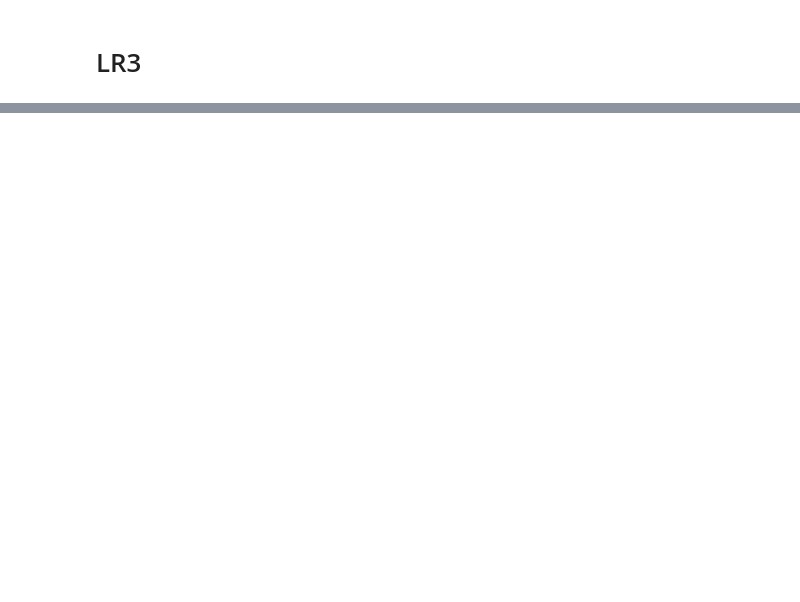
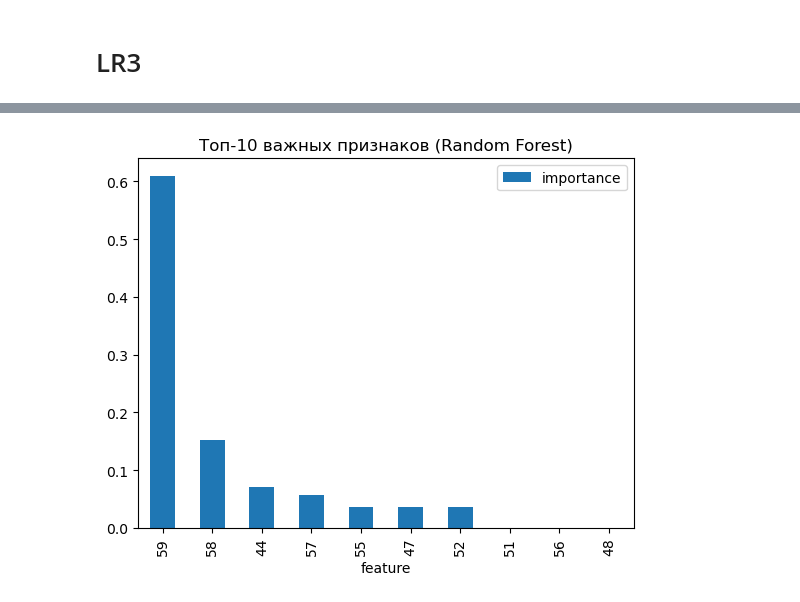
Before and after one commit to ExXxMachine/DL, a Jupyter notebook: LR3.ipynb, the cells around one changed output, grey strips where cells are left out. Saved outputs shown, nothing was run; the diff lists cells and outputs as text; code cells hidden in the pictures; blank space fills up the shorter version.

```diff
--- a/LR3.ipynb
+++ b/LR3.ipynb
@@ -154,23 +214,8 @@ plt.show()
 # %%
-# Анализ важности признаков (для Random Forest и XGBoost)
-if hasattr(rf_model, 'feature_importances_'):
-    feature_importance_rf = pd.DataFrame({'feature': range(X_train.shape), 'importance': rf_model.feature_importances_})
-    feature_importance_rf = feature_importance_rf.sort_values('importance', ascending=False).head(10)
-
-    plt.figure(figsize=(10, 6))
-    plt.bar(feature_importance_rf['feature'], feature_importance_rf['importance'])
-    plt.title('Топ-10 важных признаков (Random Forest)')
-    plt.xlabel('Индекс признака')
-    plt.ylabel('Важность')
-    plt.show()
-
-if hasattr(xgb_model,'feature_importances_'):
-    feature_importance_xgb = pd.DataFrame({'feature': range(X_train.shape), 'importance': xgb_model.feature_importances_})
-    feature_importance_xgb = feature_importance_xgb.sort_values('importance', ascending=False).head(10)
-
-    plt.figure(figsize=(10, 6))
-    plt.bar(feature_importance_xgb['feature'], feature_importance_xgb['importance'])
-    plt.title('Топ-10 важных признаков (XGBoost)')
-    plt.xlabel('Индекс признака')
-    plt.ylabel('Важность')
-    plt.show()
+# Анализ важности признаков (для Random Forest)
+feature_importance = pd.DataFrame({'feature': range(X_train.shape[1]), 'importance': rf_model.feature_importances_})
+feature_importance.sort_values('importance', ascending=False).head(10).plot(kind='bar', x='feature', y='importance')
+plt.title('Топ-10 важных признаков (Random Forest)')
+plt.show()
+# %% [output]
+[figure, added]
```
Also changed, not shown: parts of 10 cells of this notebook.
